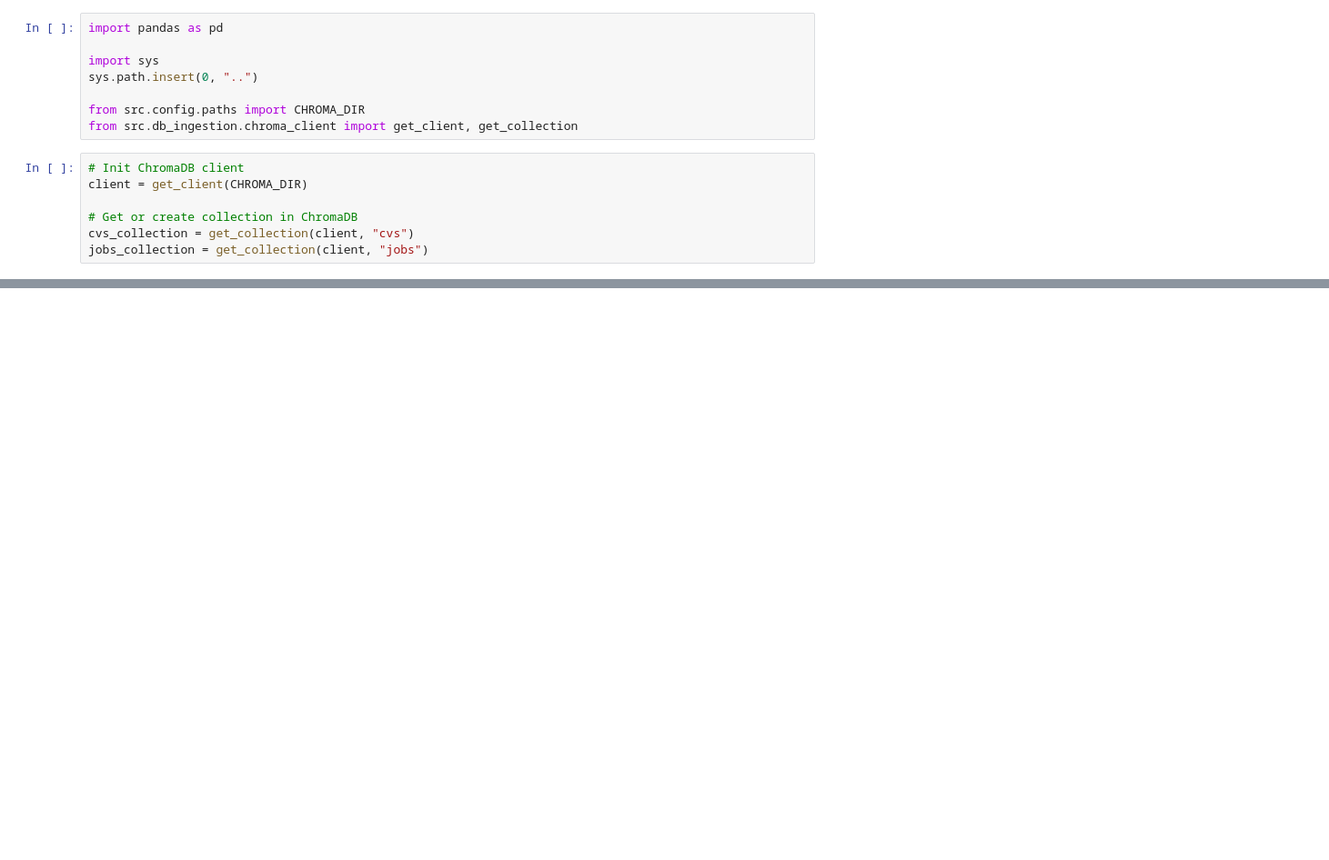
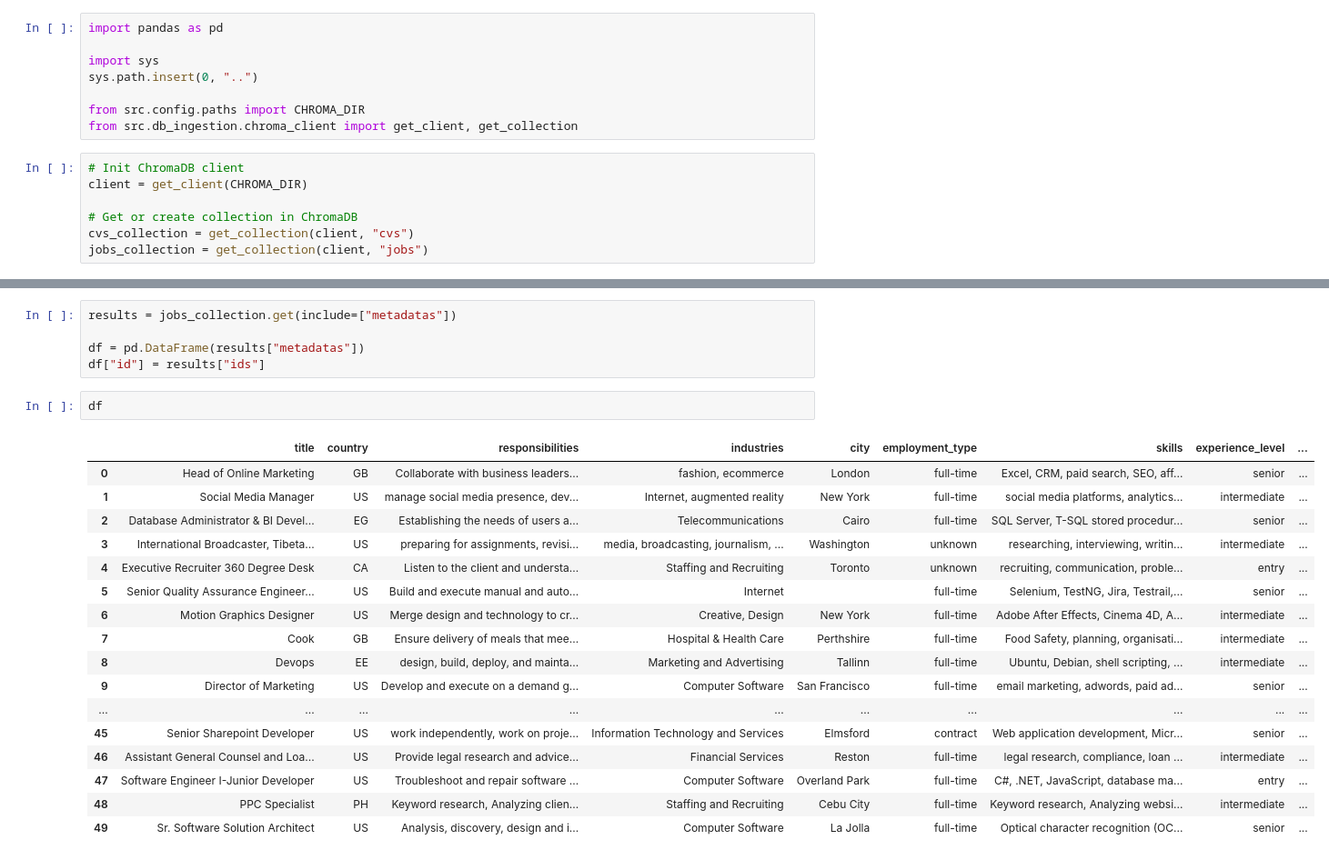
Before and after one commit to ArnauFabregat/talent_selection_flow_crewai, a Jupyter notebook: notebooks/db_analysis.ipynb, the cells around one changed output, grey strips where cells are left out. Shown at 91% size. Drawn from its saved outputs; the diff is of its cells as text; blank space fills up the shorter version.

```diff
--- a/notebooks/db_analysis.ipynb
+++ b/notebooks/db_analysis.ipynb
@@ -40,0 +41,25 @@ df
+# %%
+results = jobs_collection.get(include=["metadatas"])
+
+df = pd.DataFrame(results["metadatas"])
+df["id"] = results["ids"]
+# %%
+df
+# %% [output]
+|  | title | country | responsibilities | industries | city | employment_type | skills | experience_level | ... |
+| 0 | Head of Online Marketing | GB | Collaborate with business leaders... | fashion, ecommerce | London | full-time | Excel, CRM, paid search, SEO, aff... | senior | ... |
+| 1 | Social Media Manager | US | manage social media presence, dev... | Internet, augmented reality | New York | full-time | social media platforms, analytics... | intermediate | ... |
+| 2 | Database Administrator & BI Devel... | EG | Establishing the needs of users a... | Telecommunications | Cairo | full-time | SQL Server, T-SQL stored procedur... | senior | ... |
+| 3 | International Broadcaster, Tibeta... | US | preparing for assignments, revisi... | media, broadcasting, journalism, ... | Washington | unknown | researching, interviewing, writin... | intermediate | ... |
+| 4 | Executive Recruiter 360 Degree Desk | CA | Listen to the client and understa... | Staffing and Recruiting | Toronto | unknown | recruiting, communication, proble... | entry | ... |
+| 5 | Senior Quality Assurance Engineer... | US | Build and execute manual and auto... | Internet |  | full-time | Selenium, TestNG, Jira, Testrail,... | senior | ... |
+| 6 | Motion Graphics Designer | US | Merge design and technology to cr... | Creative, Design | New York | full-time | Adobe After Effects, Cinema 4D, A... | intermediate | ... |
+| 7 | Cook | GB | Ensure delivery of meals that mee... | Hospital & Health Care | Perthshire | full-time | Food Safety, planning, organisati... | intermediate | ... |
+| 8 | Devops | EE | design, build, deploy, and mainta... | Marketing and Advertising | Tallinn | full-time | Ubuntu, Debian, shell scripting, ... | intermediate | ... |
+| 9 | Director of Marketing | US | Develop and execute on a demand g... | Computer Software | San Francisco | full-time | email marketing, adwords, paid ad... | senior | ... |
+| ... | ... | ... | ... | ... | ... | ... | ... | ... | ... |
+| 45 | Senior Sharepoint Developer | US | work independently, work on proje... | Information Technology and Services | Elmsford | contract | Web application development, Micr... | senior | ... |
+| 46 | Assistant General Counsel and Loa... | US | Provide legal research and advice... | Financial Services | Reston | full-time | legal research, compliance, loan ... | intermediate | ... |
+| 47 | Software Engineer I-Junior Developer | US | Troubleshoot and repair software ... | Computer Software | Overland Park | full-time | C#, .NET, JavaScript, database ma... | entry | ... |
+| 48 | PPC Specialist | PH | Keyword research, Analyzing clien... | Staffing and Recruiting | Cebu City | full-time | Keyword research, Analyzing websi... | intermediate | ... |
+| 49 | Sr. Software Solution Architect | US | Analysis, discovery, design and i... | Computer Software | La Jolla | full-time | Optical character recognition (OC... | senior | ... |
```
Also changed, not shown: parts of 2 cells of this notebook, 4 other files.
